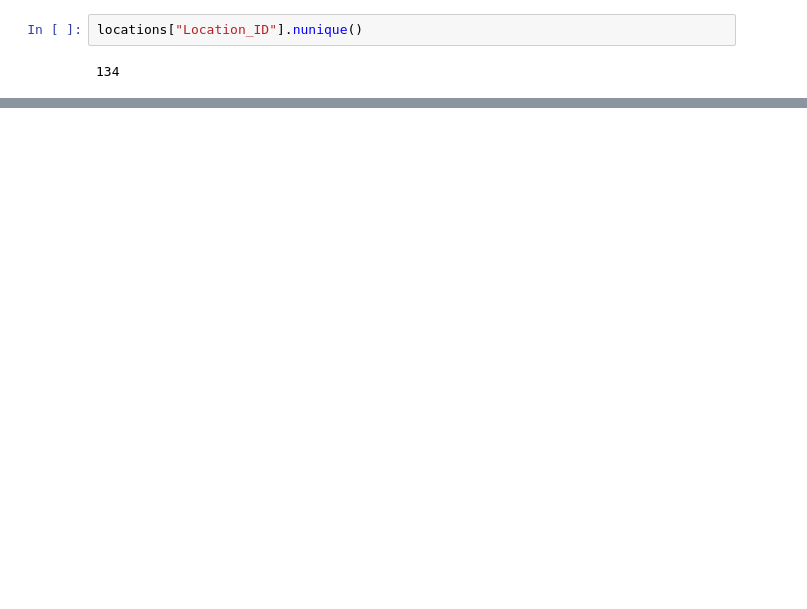
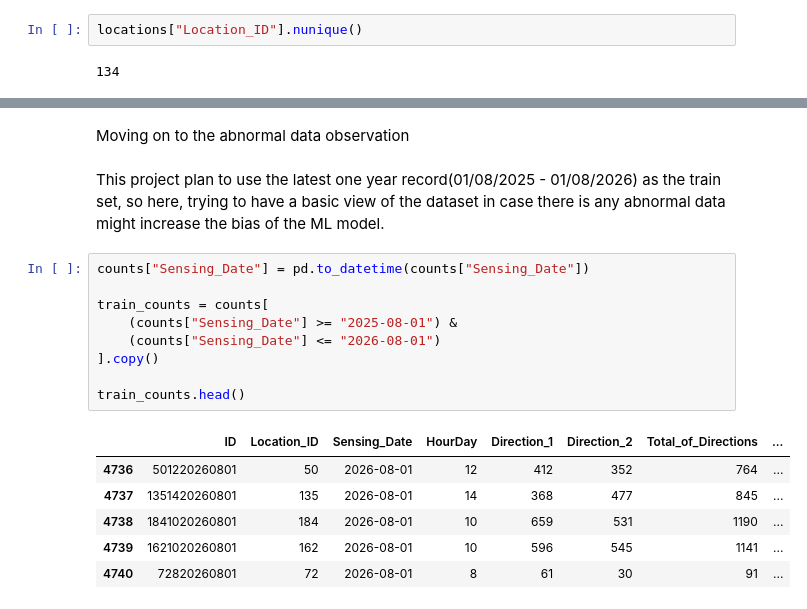
Before and after one commit to sunathbhamidipati/TA27_PathEase, a Jupyter notebook: data/data_exploration.ipynb, the cells around one changed output, grey strips where cells are left out. Drawn from its saved outputs; the diff is of its cells as text; blank space fills up the shorter version.

```diff
--- a/data/data_exploration.ipynb
+++ b/data/data_exploration.ipynb
@@ -36,0 +45,20 @@ locations["Location_ID"].nunique()
+# %% [markdown]
+Moving on to the abnormal data observation
+# %% [markdown]
+This project plan to use the latest one year record(01/08/2025 - 01/08/2026) as the train set, so here, trying to have a basic view of the dataset in case there is any abnormal data might increase the bias of the ML model.
+# %%
+counts["Sensing_Date"] = pd.to_datetime(counts["Sensing_Date"])
+
+train_counts = counts[
+    (counts["Sensing_Date"] >= "2025-08-01") &
+    (counts["Sensing_Date"] <= "2026-08-01")
+].copy()
+
+train_counts.head()
+# %% [output]
+|  | ID | Location_ID | Sensing_Date | HourDay | Direction_1 | Direction_2 | Total_of_Directions | ... |
+| 4736 | 501220260801 | 50 | 2026-08-01 | 12 | 412 | 352 | 764 | ... |
+| 4737 | 1351420260801 | 135 | 2026-08-01 | 14 | 368 | 477 | 845 | ... |
+| 4738 | 1841020260801 | 184 | 2026-08-01 | 10 | 659 | 531 | 1190 | ... |
+| 4739 | 1621020260801 | 162 | 2026-08-01 | 10 | 596 | 545 | 1141 | ... |
+| 4740 | 72820260801 | 72 | 2026-08-01 | 8 | 61 | 30 | 91 | ... |
```
Also changed, not shown: parts of 10 cells of this notebook.
